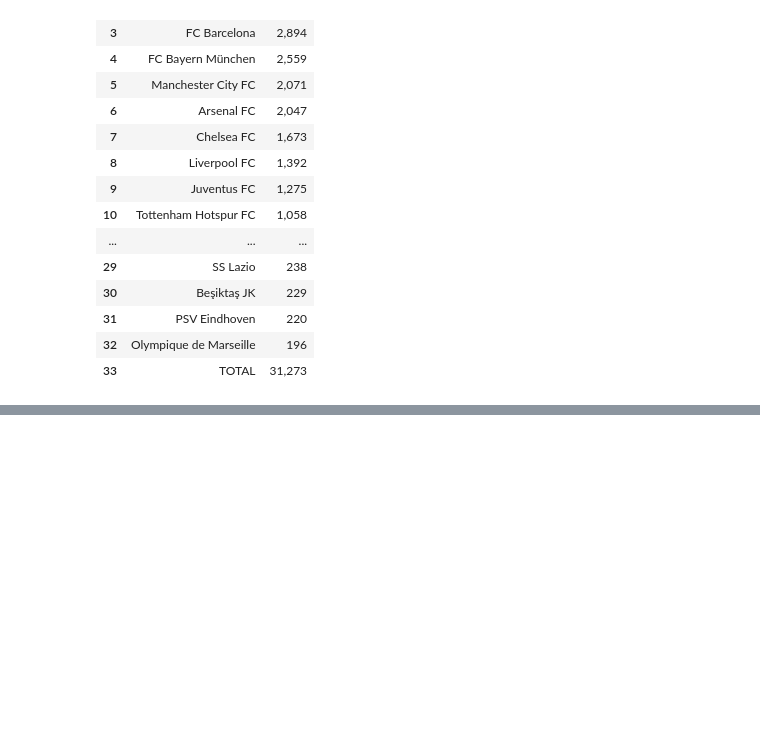
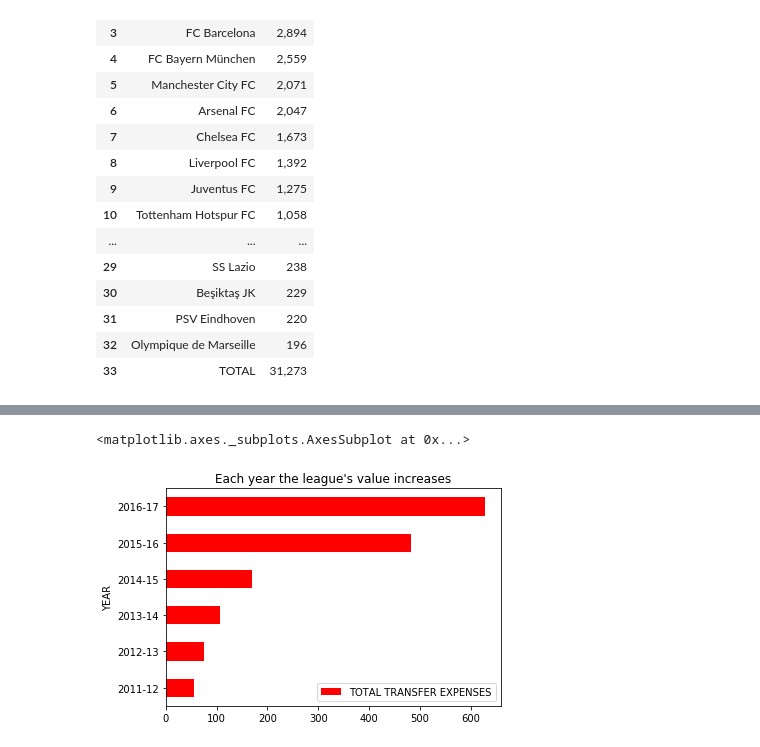
Before and after one commit to chrgavalas/data-projects, a Jupyter notebook: code/project8/China Soccer.ipynb, the cells around one changed output, grey strips where cells are left out. Saved outputs shown, nothing was run; the diff lists cells and outputs as text; code cells hidden in the pictures; blank space fills up the shorter version.

```diff
--- a/code/project8/China Soccer.ipynb
+++ b/code/project8/China Soccer.ipynb
@@ -159,0 +175,3 @@ dtype: object
+# %%
+df_league = pd.read_csv("League-Value.csv")
+df_league
@@ -159,0 +186,3 @@ dtype: object
+# %%
+df_league = df_league.set_index("YEAR")
+df_league
@@ -159,0 +198,5 @@ dtype: object
+# %%
+df_league.plot(kind='barh', color='red', title="Each year the league's value increases")
+# %% [output]
+<matplotlib.axes._subplots.AxesSubplot at 0x...>
+[figure, added]
```
Also changed, not shown: parts of 9 cells of this notebook, 10 other files.
